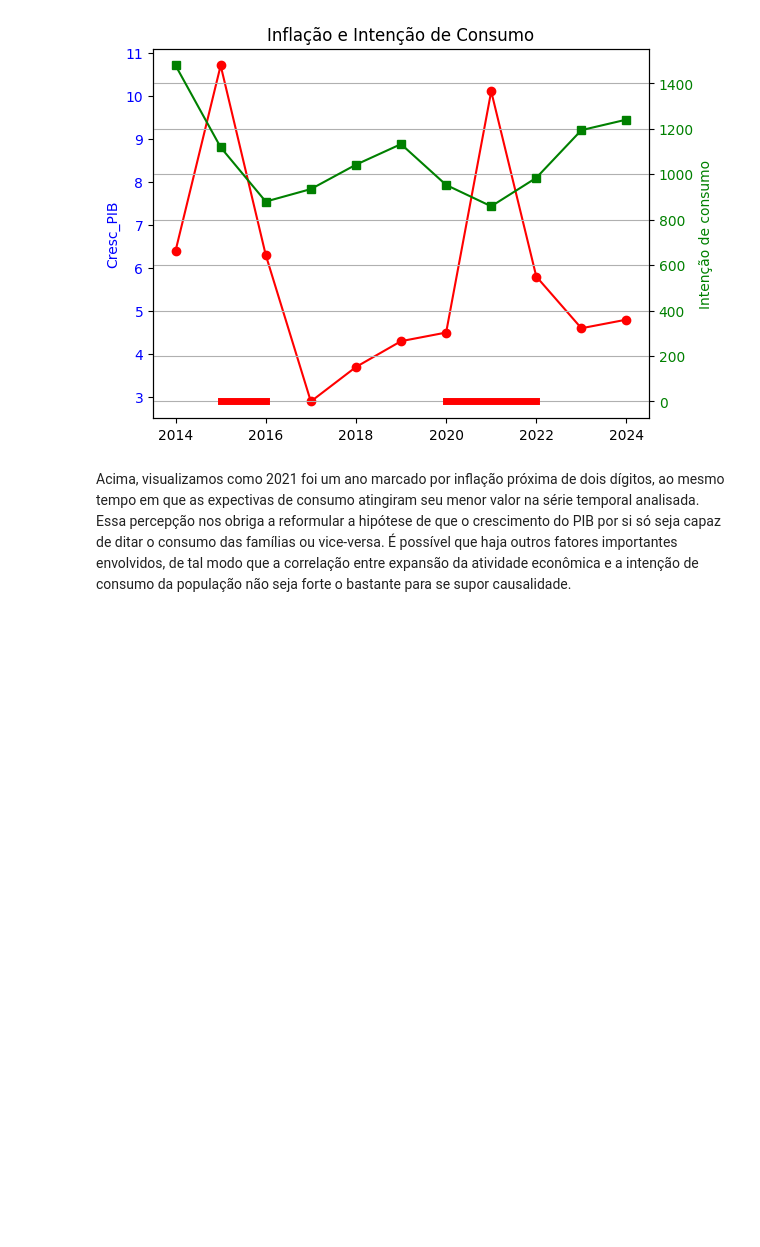
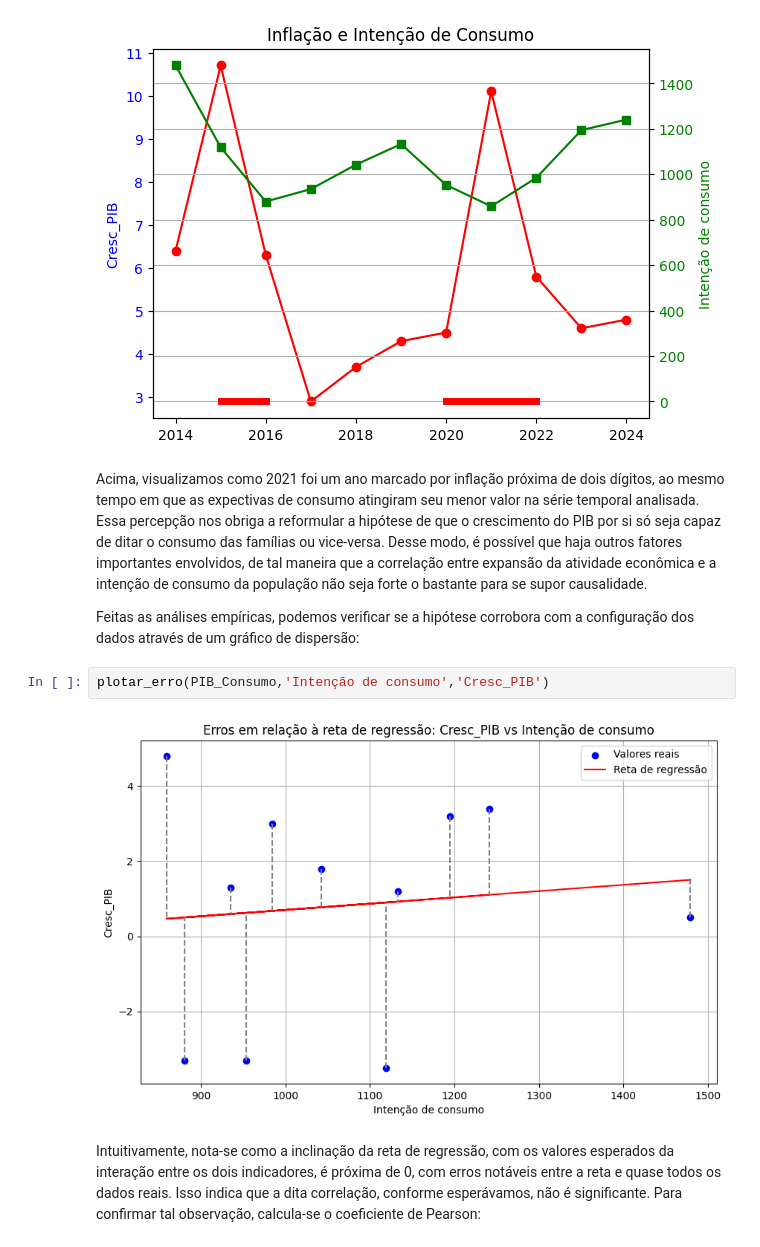
Before and after one commit to gabyxsantos/Economia, a Jupyter notebook: atualizandodf.ipynb, the cells around one changed output. Saved outputs shown, nothing was run; the diff lists cells and outputs as text; blank space fills up the shorter version.

Commit message:
Adicionando análise e conclusão da correlação PIB X Consumo

```diff
--- a/atualizandodf.ipynb
+++ b/atualizandodf.ipynb
@@ -903,4 +903,12 @@ plt.show()
 # %% [output]
 [figure]
 # %% [markdown]
-Acima, visualizamos como 2021 foi um ano marcado por inflação próxima de dois dígitos, ao mesmo tempo em que as expectivas de consumo atingiram seu menor valor na série temporal analisada. Essa percepção nos obriga a reformular a hipótese de que o crescimento do PIB por si só seja capaz de ditar o consumo das famílias ou vice-versa. É possível que haja outros fatores importantes envolvidos, de tal modo que a correlação entre expansão da atividade econômica e a intenção de consumo da população não seja forte o bastante para se supor causalidade.
+Acima, visualizamos como 2021 foi um ano marcado por inflação próxima de dois dígitos, ao mesmo tempo em que as expectivas de consumo atingiram seu menor valor na série temporal analisada. Essa percepção nos obriga a reformular a hipótese de que o crescimento do PIB por si só seja capaz de ditar o consumo das famílias ou vice-versa. Desse modo, é possível que haja outros fatores importantes envolvidos, de tal maneira que a correlação entre expansão da atividade econômica e a intenção de consumo da população não seja forte o bastante para se supor causalidade.
+
+Feitas as análises empíricas, podemos verificar se a hipótese corrobora com a configuração dos dados através de um gráfico de dispersão:
+# %%
+plotar_erro(PIB_Consumo,'Intenção de consumo','Cresc_PIB')
+# %% [output]
+[figure, added]
+# %% [markdown]
+Intuitivamente, nota-se como a inclinação da reta de regressão, com os valores esperados da interação entre os dois indicadores, é próxima de 0, com erros notáveis entre a reta e quase todos os dados reais. Isso indica que a dita correlação, conforme esperávamos, não é significante. Para confirmar tal observação, calcula-se o coeficiente de Pearson:
```
Also changed, not shown: parts of 4 cells of this notebook.
